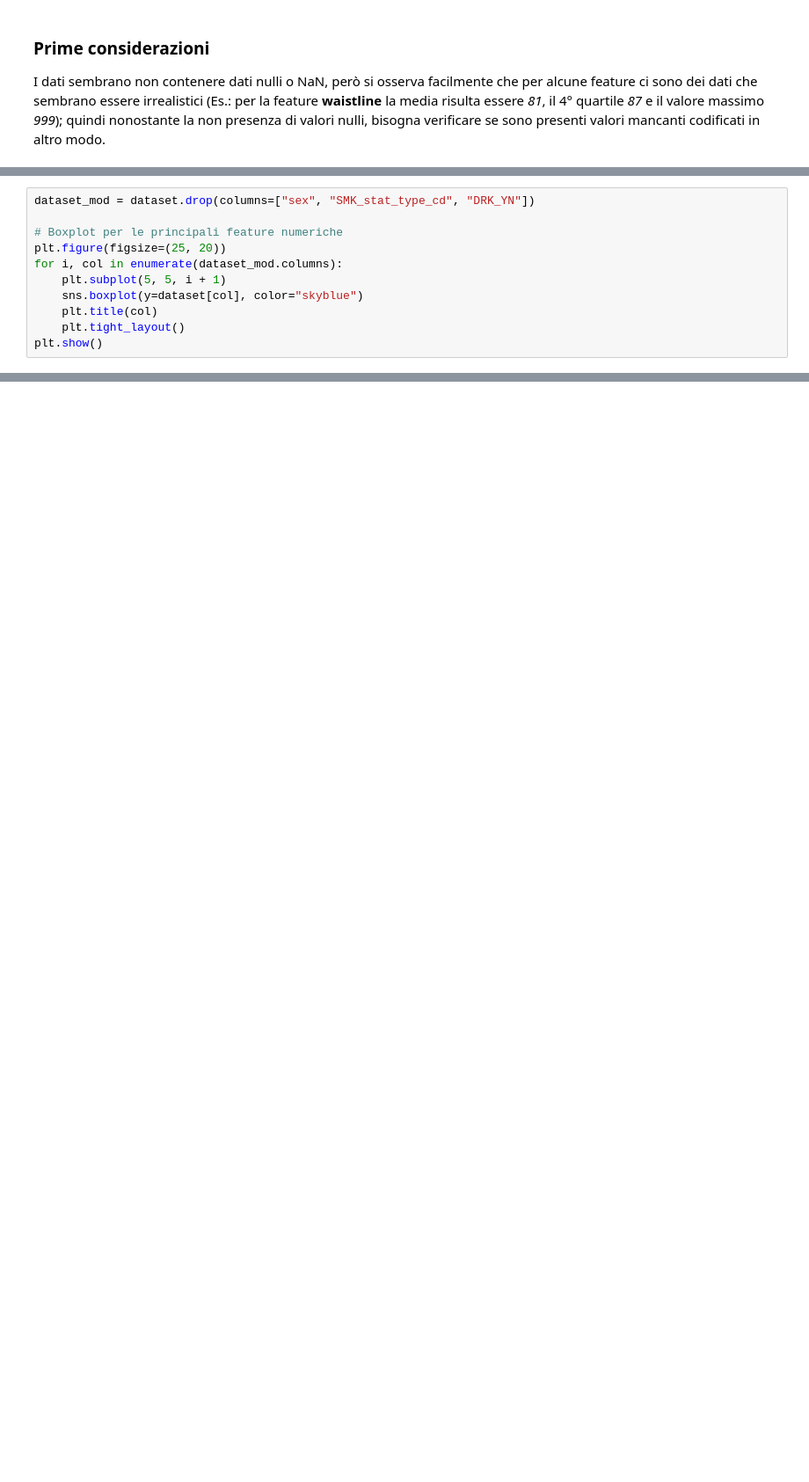
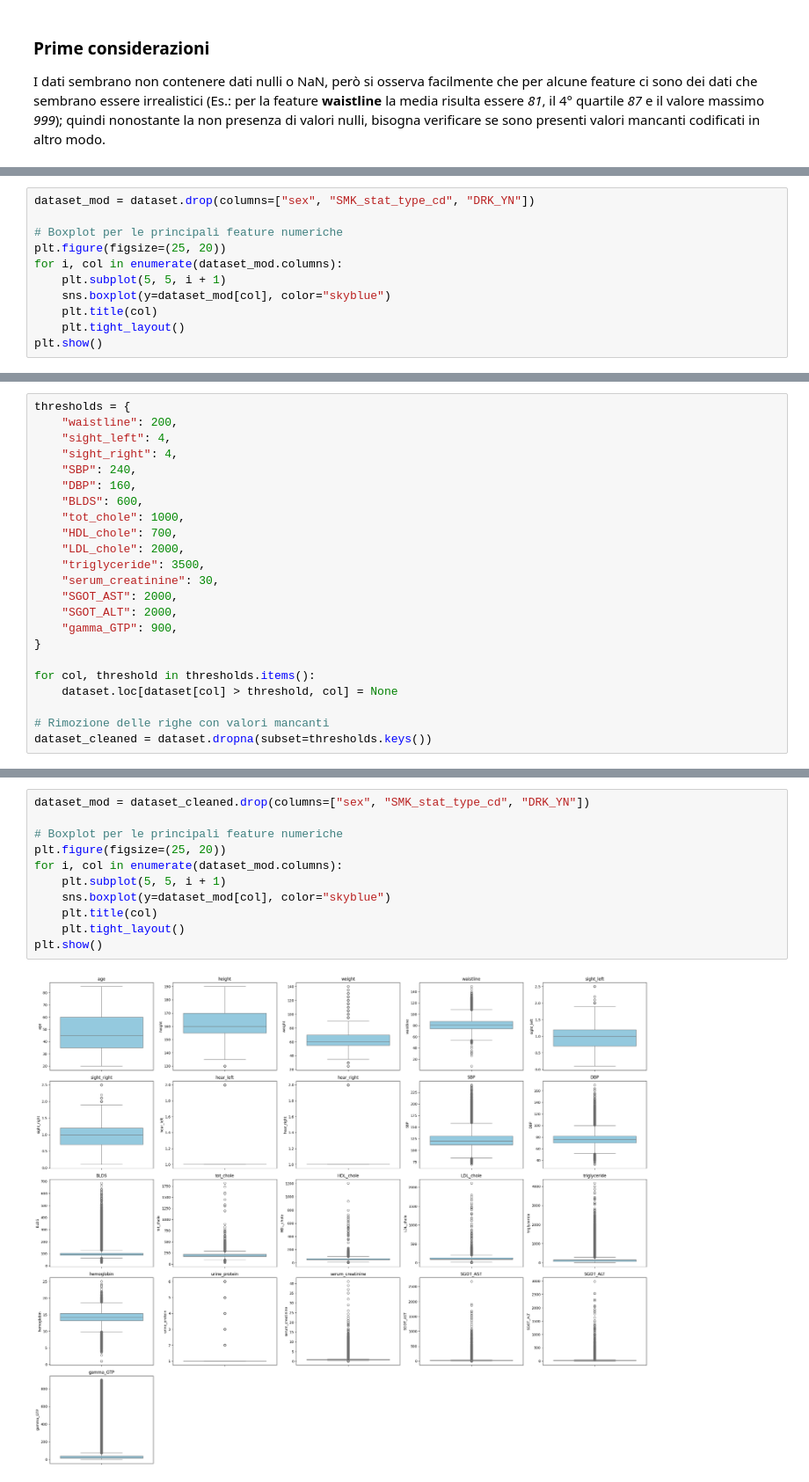
Before and after one commit to marcodeano/ML_project_2025, a Jupyter notebook: smoking_and_drinking_classifier.ipynb, the cells around one changed output, grey strips where cells are left out. Shown: that part at 88% size. Cells and saved outputs as stored; diff of their text form; blank space fills up the shorter version.

Commit message:
analysis of the dataset and outliers selection done

```diff
--- a/smoking_and_drinking_classifier.ipynb
+++ b/smoking_and_drinking_classifier.ipynb
@@ -53,7 +85,7 @@ dataset_mod = dataset.drop(columns=["sex", "SMK_stat_type_cd", "DRK_YN"])
 plt.figure(figsize=(25, 20))
 for i, col in enumerate(dataset_mod.columns):
     plt.subplot(5, 5, i + 1)
-    sns.boxplot(y=dataset[col], color="skyblue")
+    sns.boxplot(y=dataset_mod[col], color="skyblue")
     plt.title(col)
     plt.tight_layout()
 plt.show()
@@ -61,0 +170,23 @@ plt.show()
+# %%
+thresholds = {
+    "waistline": 200,
+    "sight_left": 4,
+    "sight_right": 4,
+    "SBP": 240,
+    "DBP": 160,
+    "BLDS": 600,
+    "tot_chole": 1000,
+    "HDL_chole": 700,
+    "LDL_chole": 2000,
+    "triglyceride": 3500,
+    "serum_creatinine": 30,
+    "SGOT_AST": 2000,
+    "SGOT_ALT": 2000,
+    "gamma_GTP": 900,
+}
+
+for col, threshold in thresholds.items():
+    dataset.loc[dataset[col] > threshold, col] = None
+
+# Rimozione delle righe con valori mancanti
+dataset_cleaned = dataset.dropna(subset=thresholds.keys())
@@ -91,2 +255,15 @@ Passing `palette` without assigning `hue` is deprecated and will be removed in v
 [figure]
+# %%
+dataset_mod = dataset_cleaned.drop(columns=["sex", "SMK_stat_type_cd", "DRK_YN"])
+
+# Boxplot per le principali feature numeriche
+plt.figure(figsize=(25, 20))
+for i, col in enumerate(dataset_mod.columns):
+    plt.subplot(5, 5, i + 1)
+    sns.boxplot(y=dataset_mod[col], color="skyblue")
+    plt.title(col)
+    plt.tight_layout()
+plt.show()
+# %% [output]
+[figure, added]
 # %%
```
Also changed, not shown: parts of 10 cells of this notebook.
